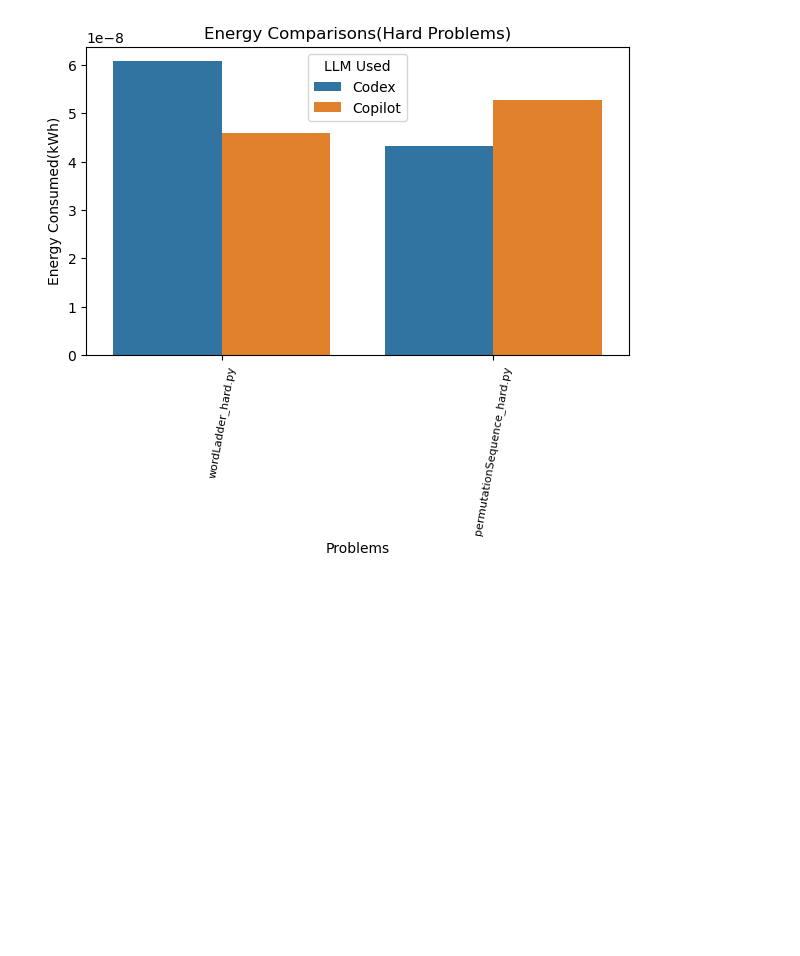
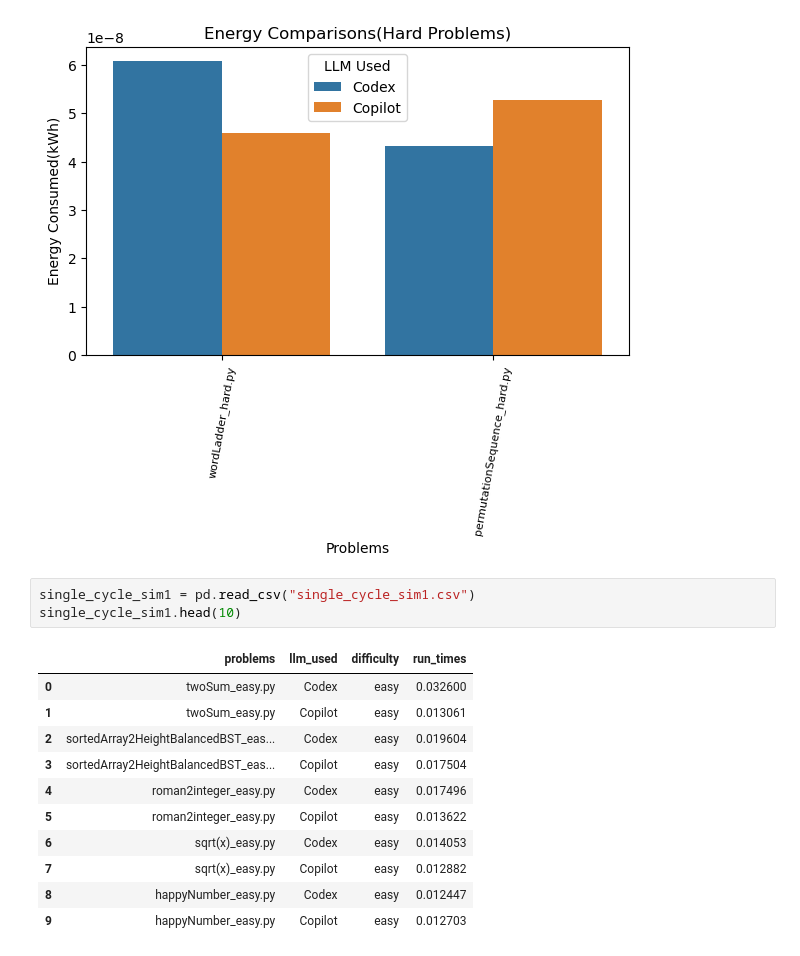
Before and after one commit to UTDRON/cse709, a Jupyter notebook: codex.ipynb, the cells around one changed output. Saved outputs shown, nothing was run; the diff lists cells and outputs as text; blank space fills up the shorter version.

```diff
--- a/codex.ipynb
+++ b/codex.ipynb
@@ -64,3 +64,18 @@ plt.legend(title='LLM Used')
 plt.show()
 # %% [output]
 [figure]
+# %%
+single_cycle_sim1 = pd.read_csv("single_cycle_sim1.csv")
+single_cycle_sim1.head(10)
+# %% [output]
+|  | problems | llm_used | difficulty | run_times |
+| 0 | twoSum_easy.py | Codex | easy | 0.032600 |
+| 1 | twoSum_easy.py | Copilot | easy | 0.013061 |
+| 2 | sortedArray2HeightBalancedBST_eas... | Codex | easy | 0.019604 |
+| 3 | sortedArray2HeightBalancedBST_eas... | Copilot | easy | 0.017504 |
+| 4 | roman2integer_easy.py | Codex | easy | 0.017496 |
+| 5 | roman2integer_easy.py | Copilot | easy | 0.013622 |
+| 6 | sqrt(x)_easy.py | Codex | easy | 0.014053 |
+| 7 | sqrt(x)_easy.py | Copilot | easy | 0.012882 |
+| 8 | happyNumber_easy.py | Codex | easy | 0.012447 |
+| 9 | happyNumber_easy.py | Copilot | easy | 0.012703 |
```
Also changed, not shown: parts of 2 cells of this notebook, 29 other files.
